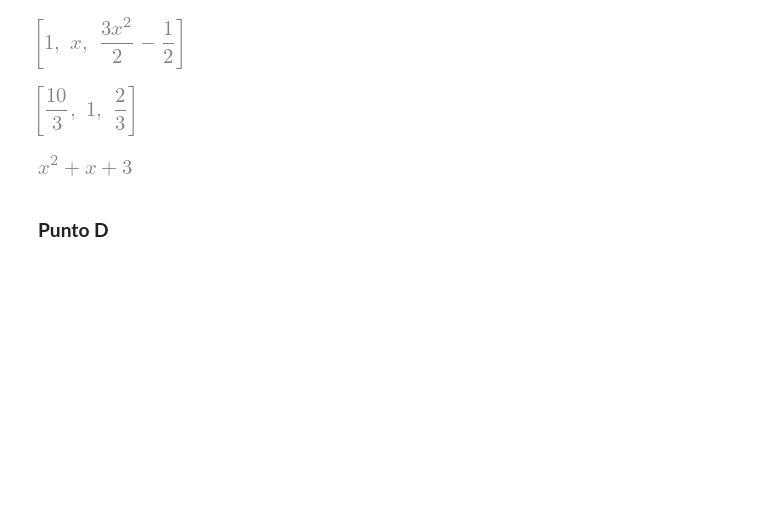
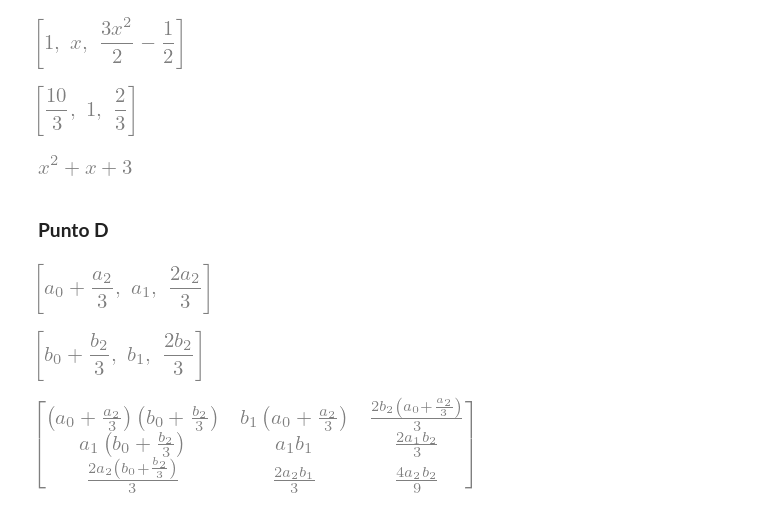
Before and after one commit to ucrosisabella/TareasMetMat1_25B, a Jupyter notebook: Codigos/Clase8-Ejercicio1.ipynb, the cells around one changed output. Saved outputs shown, nothing was run; the diff lists cells and outputs as text; code cells hidden in the pictures; blank space fills up the shorter version.

```diff
--- a/Codigos/Clase8-Ejercicio1.ipynb
+++ b/Codigos/Clase8-Ejercicio1.ipynb
@@ -132,23 +132,23 @@ $\displaystyle \left[\begin{matrix}3\\3 y\\0\\x\\x y\\0\\x^{2}\\x^{2} y\\0\end{m
 # %%
 p3 = x**2 + x + 3
 # Ahora, elijamos las bases de Legendre:
-legendre_base = [legendre( m , x ) for m in range(3) ]
-legendre_base
+legendre_basex = [legendre( m , x ) for m in range(3) ]
+legendre_basex
 # %% [output]
 [figure]
 # %%
 # Definamos el prodcuto interno dentro del primer eV:
-def prodint(p1, p2):
+def prodintP(p1, p2):
     pd = integrate( p1 * p2, (x, -1, 1))
     return pd
 # %%
 # Ahora bien, como es conocido que la base de legendre es ortogonal, para poder encontrar las componentes del p3 sobre dicha base basta con proyectar
 # sobre las bases encontradas anteriormente:
 
-def coefs(h):
-    coef = [] # Una lista con los coeficientes
+def coefsP(h):                                                           # <-- Función de python que, dado un pol genérico, regresa sus coeficientes
+    coef = []                                                           # bajo la base de Legendre
     for i in range(3): #3 porque son la cantidad de coeficientes sobre los cuales vamos a proyectar:
-        ci = ( prodint( h , legendre_base[i] ) / prodint( legendre_base[i] , legendre_base [i] ) )
+        ci = ( prodintP( h , legendre_basex[i] ) / prodintP( legendre_basex[i] , legendre_basex [i] ) )
         coef.append(ci)
     return coef
 # %%
@@ -171,0 +170,14 @@ p3prueba
+# %%
+# Para el desarrollo de este punto es posible partir de la función de python que habíamos armado, Cij, en donde para obtener la matriz de componentes
+# solo necesitabamos saber cómo expresar dicha polinomio en términos de la base usada. Así, sean los polinomios iniciales, encontremos sus componentes
+# en la base de polinomios de Legendre:
+
+
+# PARA P EN COMPONENTES:
+
+p2 = a0 + a1 * x + a2 * x**2
+
+coefp2_legr = coefsP(p2)
+coefp2_legr
+# %% [output]
+[figure, added]
@@ -171,0 +198,14 @@ p3prueba
+# %%
+g2 = b0 + b1 *y + b2 * y**2
+
+coefg2_legr = coefsG(g2)
+coefg2_legr
+# %% [output]
+[figure, added]
+# %%
+# ¡★! Ahora, ya con los coeficientes ortogonales (sobre la base de Legendre), nos basta con aplicar Cij (multiplicar componente a compononte)
+
+Cij_legr = Cij(coefp2_legr, coefg2_legr)
+Cij_legr
+# %% [output]
+[figure, added]
```
Also changed, not shown: parts of 7 cells of this notebook.
